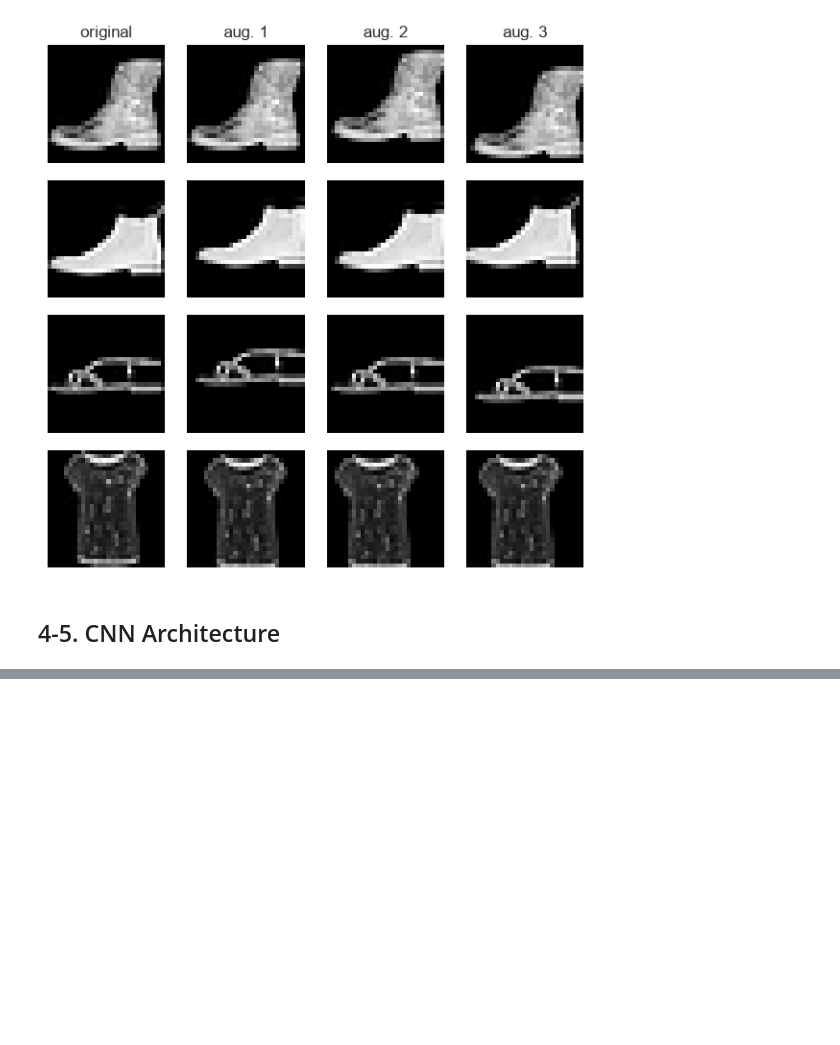
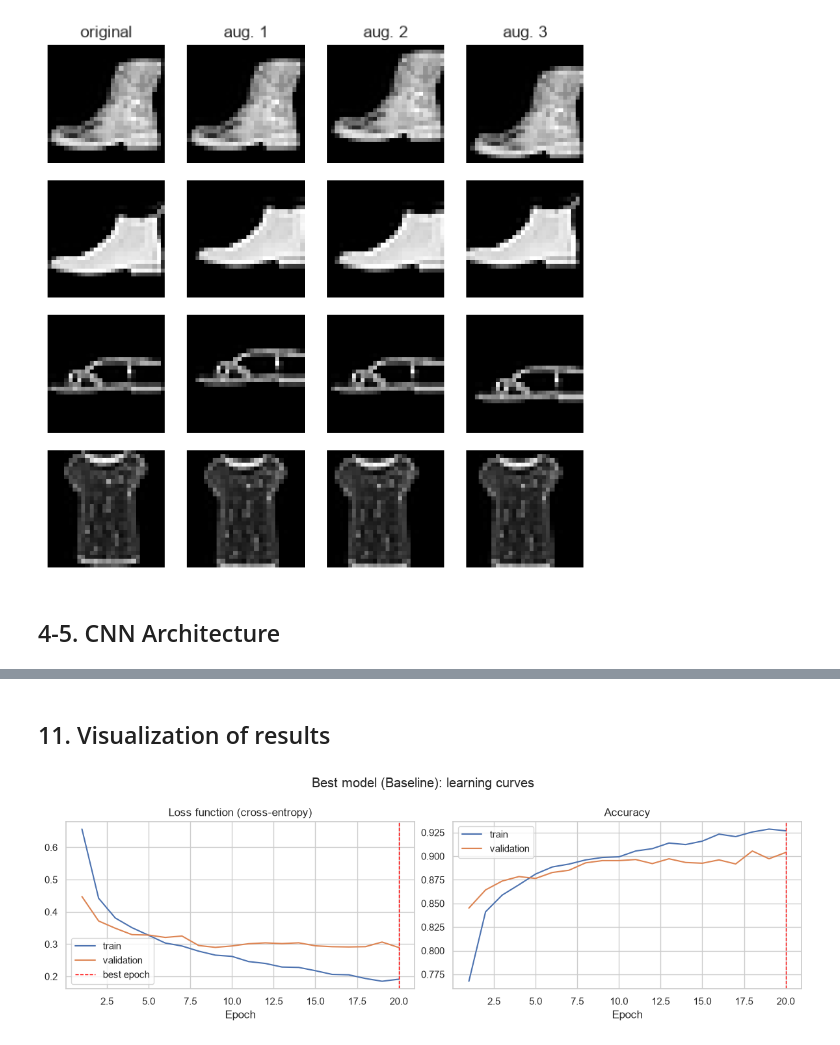
Before and after one commit to anuri-el/Machine-Learning-Technologies, a Jupyter notebook: l7_cnn.ipynb, the cells around one changed output, grey strips where cells are left out. Cells and saved outputs as stored; diff of their text form; code cells hidden in the pictures; blank space fills up the shorter version.

```diff
--- a/l7_cnn.ipynb
+++ b/l7_cnn.ipynb
@@ -767,0 +528,29 @@ Selected configuration: Base MLP (128-64, without regularization)
+# %%
+best_name = cmp_df.sort_values(['val_acc', 'val_loss (best)'], ascending=[False, True]).index[0]
+best_model, best_hist, best_info = trained[best_name]
+print(f"Best configuration by validation: {best_name}")
+print(f"  val_acc = {cmp_df.loc[best_name, 'val_acc']:.4f}, "
+      f"val_loss = {cmp_df.loc[best_name, 'val_loss (best)']:.4f}, "
+      f"parameters: {cmp_df.loc[best_name, 'Parameters']:,}")
+
+test_logits = predict_logits(best_model, X_test)
+test_proba = F.softmax(test_logits, dim=1).numpy()
+y_pred = test_logits.argmax(1).numpy()
+y_true = y_test.numpy()
+
+acc = accuracy_score(y_true, y_pred)
+P_macro, R_macro, F1_macro, _ = precision_recall_fscore_support(y_true, y_pred, average='macro', zero_division=0)
+P_w, R_w, F1_w, _ = precision_recall_fscore_support(y_true, y_pred, average='weighted', zero_division=0)
+
+overall = pd.DataFrame({'Accuracy': [acc], 'Precision': [P_macro], 'Recall': [R_macro], 'F1-score': [F1_macro]},
+                       index=['macro average']).round(4)
+overall.loc['weighted average'] = [acc, P_w, R_w, F1_w]
+overall = overall.round(4)
+print("\nOverall metrics on the test set:")
+display(overall)
+
+p, r, f, s = precision_recall_fscore_support(y_true, y_pred, labels=range(N_CLASSES), zero_division=0)
+per_class = pd.DataFrame({'Precision': p, 'Recall': r, 'F1-score': f, 'Count in test': s},
+                         index=CLASS_NAMES).round(4)
+print("Per-class metrics:")
+display(per_class)
@@ -767,0 +612,6 @@ Selected configuration: Base MLP (128-64, without regularization)
+# %% [markdown]
+## 11. Visualization of results
+# %%
+plot_history(best_hist, f'Best model ({best_name}): learning curves', best_info['best_epoch'])
+# %% [output]
+[figure, added]
```
Also changed, not shown: parts of 50 cells of this notebook, 1 other file.
